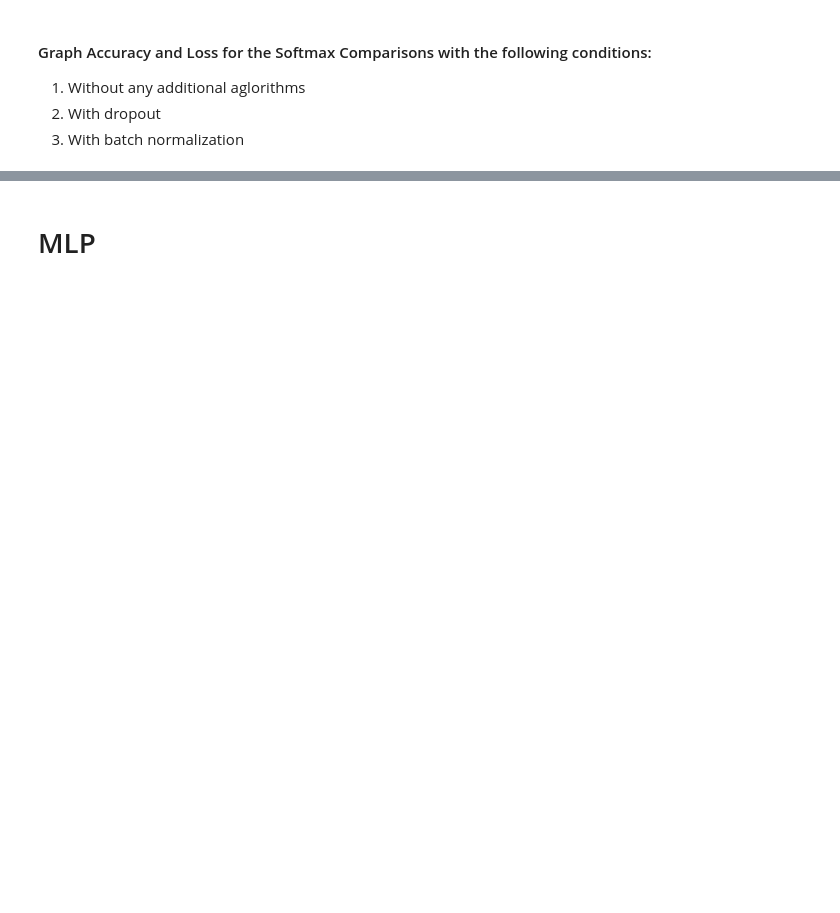
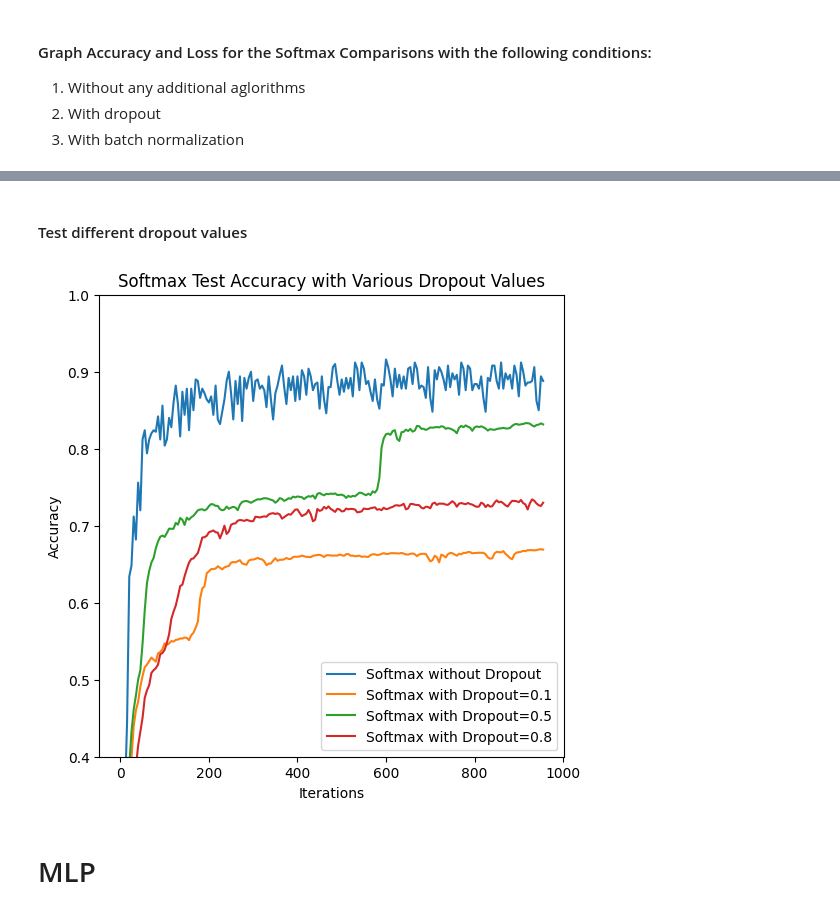
Before and after one commit to nathanbowness/CSI5340Assignments, a Jupyter notebook: Assignment2/A2_Question2_Code.ipynb, the cells around one changed output, grey strips where cells are left out. Saved outputs shown, nothing was run; the diff lists cells and outputs as text; code cells hidden in the pictures; blank space fills up the shorter version.

```diff
--- a/Assignment2/A2_Question2_Code.ipynb
+++ b/Assignment2/A2_Question2_Code.ipynb
@@ -189,3 +196,29 @@ plt.show()
+# %% [markdown]
+#### Test different dropout values
+# %%
+# Different dropout values
+softmax_dropout_01 = SoftmaxRegressionClassifier(x_train, y_train, x_test, y_test, True, False)
+softmax_dropout_01.train(dropout=0.1)
+get_test_data_accuracy_01 = softmax_dropout_01.get_test_data_accuracy()
+
+softmax_dropout_08 = SoftmaxRegressionClassifier(x_train, y_train, x_test, y_test, True, False)
+softmax_dropout_08.train(dropout=0.8)
+get_test_data_accuracy_08 = softmax_dropout_08.get_test_data_accuracy()
+# %%
+figure22 = plt.figure(figsize=(6, 6))
+subplot22 = figure22.add_subplot(1,1,1)
+subplot22.plot(softmax_train_accuracy_x_axis, softmax_train_accuracy, label=f"Softmax without Dropout")
+subplot22.plot(softmax_train_accuracy_x_axis, get_test_data_accuracy_01, label=f"Softmax with Dropout=0.1")
+subplot22.plot(softmax_train_accuracy_x_axis, softmax_dropout.get_test_data_accuracy(), label=f"Softmax with Dropout=0.5")
+subplot22.plot(softmax_train_accuracy_x_axis, get_test_data_accuracy_08, label=f"Softmax with Dropout=0.8")
+subplot22.set_xlabel('Iterations')
+subplot22.set_ylabel('Accuracy')
+subplot22.set_title("Softmax Test Accuracy with Various Dropout Values")
+subplot22.set_ylim(0.4,1)
+subplot22.legend()
+plt.show()
+# %% [output]
+[figure, added]
 # %% [markdown]
 # MLP
 # %%
```
Also changed, not shown: parts of 8 cells of this notebook, 1 other file.
